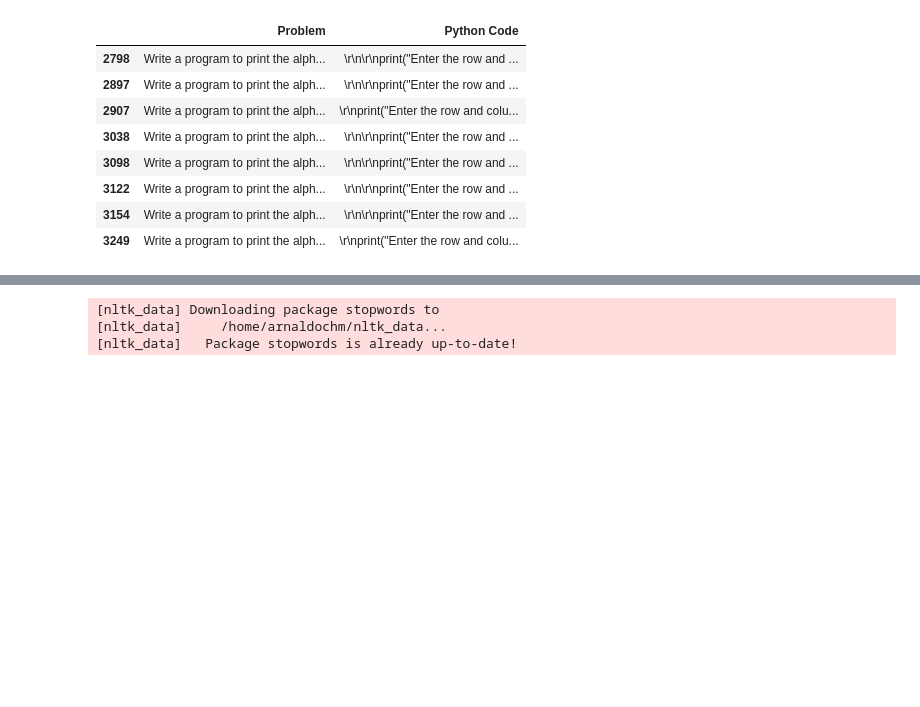
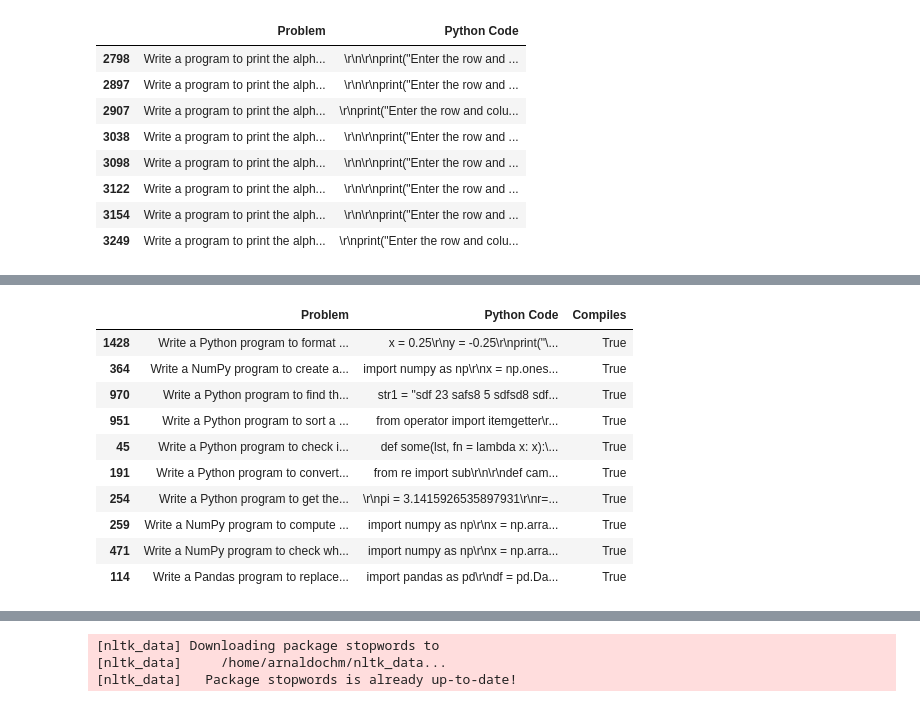
Before and after one commit to arnaldochm/4geeks_finalproject_text_to_python, a Jupyter notebook: notebooks/notebook.ipynb, the cells around one changed output, grey strips where cells are left out. Cells and saved outputs as stored; diff of their text form; code cells hidden in the pictures; blank space fills up the shorter version.

```diff
--- a/notebooks/notebook.ipynb
+++ b/notebooks/notebook.ipynb
@@ -175,0 +224,16 @@ Name: count, Length: 3167, dtype: int64
+# %%
+df_processed = df_processed[df_processed['Compiles']==True]
+df_processed.reset_index(drop=True, inplace=True)
+df_processed.sample(10)
+# %% [output]
+|  | Problem | Python Code | Compiles |
+| 1428 | Write a Python program to format ... | x = 0.25\r\ny = -0.25\r\nprint("\... | True |
+| 364 | Write a NumPy program to create a... | import numpy as np\r\nx = np.ones... | True |
+| 970 | Write a Python program to find th... | str1 = "sdf 23 safs8 5 sdfsd8 sdf... | True |
+| 951 | Write a Python program to sort a ... | from operator import itemgetter\r... | True |
+| 45 | Write a Python program to check i... | def some(lst, fn = lambda x: x):\... | True |
+| 191 | Write a Python program to convert... | from re import sub\r\n\r\ndef cam... | True |
+| 254 | Write a Python program to get the... | \r\npi = 3.1415926535897931\r\nr=... | True |
+| 259 | Write a NumPy program to compute ... | import numpy as np\r\nx = np.arra... | True |
+| 471 | Write a NumPy program to check wh... | import numpy as np\r\nx = np.arra... | True |
+| 114 | Write a Pandas program to replace... | import pandas as pd\r\ndf = pd.Da... | True |
```
Also changed, not shown: parts of 14 cells of this notebook, 1 other file.
